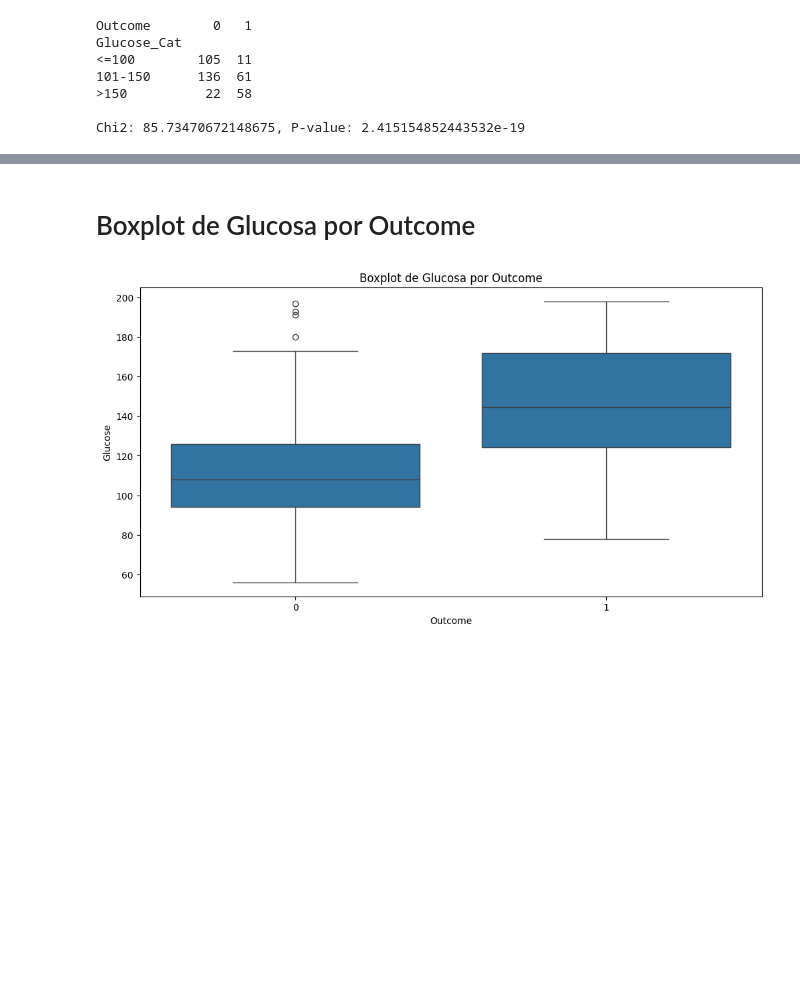
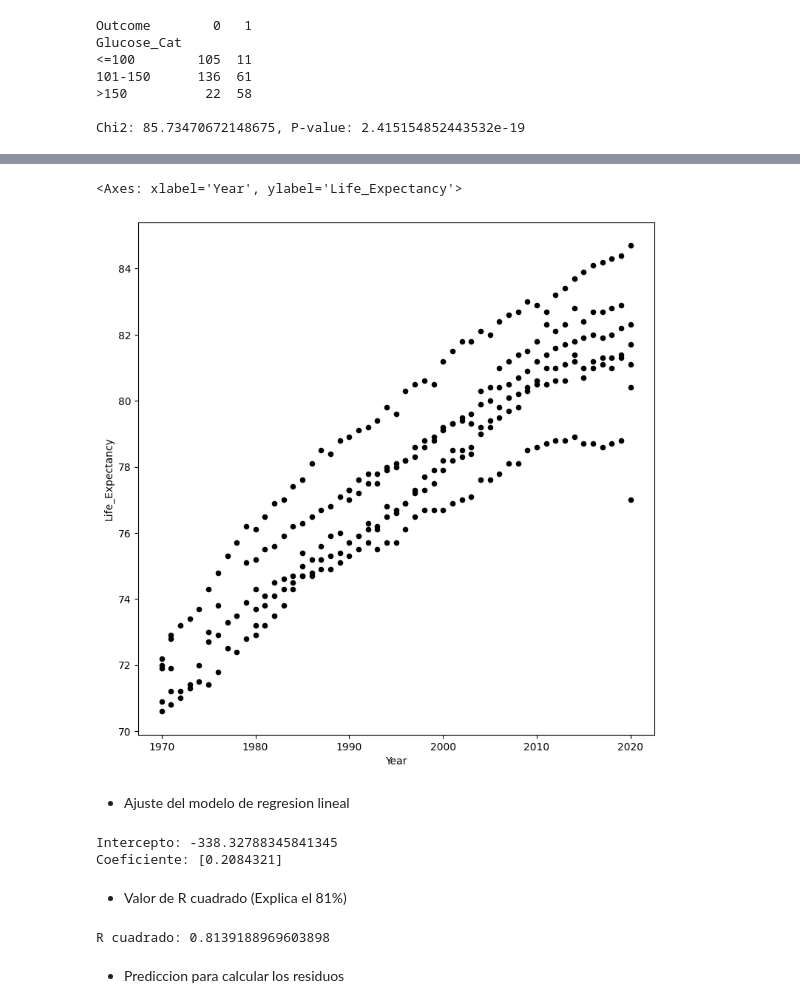
Before and after one commit to nicolahoz/PyEFinal, a Jupyter notebook: DiabetesStudy.ipynb, the cells around one changed output, grey strips where cells are left out. Saved outputs shown, nothing was run; the diff lists cells and outputs as text; code cells hidden in the pictures; blank space fills up the shorter version.

```diff
--- a/DiabetesStudy.ipynb
+++ b/DiabetesStudy.ipynb
@@ -167,9 +143,31 @@ strong multicollinearity or other numerical problems.
-# %% [markdown]
-# Boxplot de Glucosa por Outcome
-# %%
-plt.figure(figsize=(12, 6))
-sns.boxplot(x='Outcome', y='Glucose', data=data)
-plt.title('Boxplot de Glucosa por Outcome')
-plt.show()
-# %% [output]
-[figure, removed]
+# %%
+import seaborn as sbn
+from sklearn.linear_model import LinearRegression
+
+sbnData = sbn.load_dataset("healthexp")
+sbnData.plot(kind="scatter", x="Year", y="Life_Expectancy", figsize=(9,9), color="black")
+# %% [output]
+<Axes: xlabel='Year', ylabel='Life_Expectancy'>
+[figure, added]
+# %% [markdown]
+* Ajuste del modelo de regresion lineal
+# %%
+X = pd.DataFrame(sbnData["Year"])
+y = sbnData["Life_Expectancy"]
+
+ln = LinearRegression()
+ln.fit(X=X, y=y)
+
+print(f"Intercepto: {ln.intercept_}")
+print(f"Coeficiente: {ln.coef_}")
+# %% [output]
+Intercepto: -338.32788345841345
+Coeficiente: [0.2084321]
+# %% [markdown]
+* Valor de R cuadrado (Explica el 81%)
+# %%
+print(f"R cuadrado: {ln.score(X=X, y=y)}")
+# %% [output]
+R cuadrado: 0.8139188969603898
+# %% [markdown]
+* Prediccion para calcular los residuos
```
Also changed, not shown: parts of 9 cells of this notebook.
